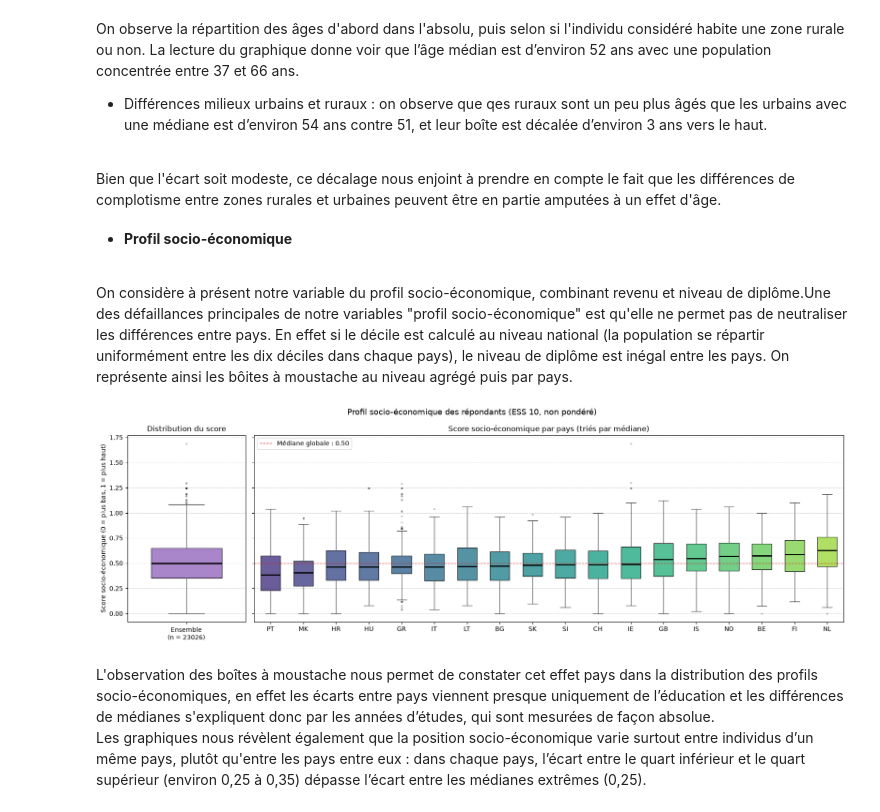
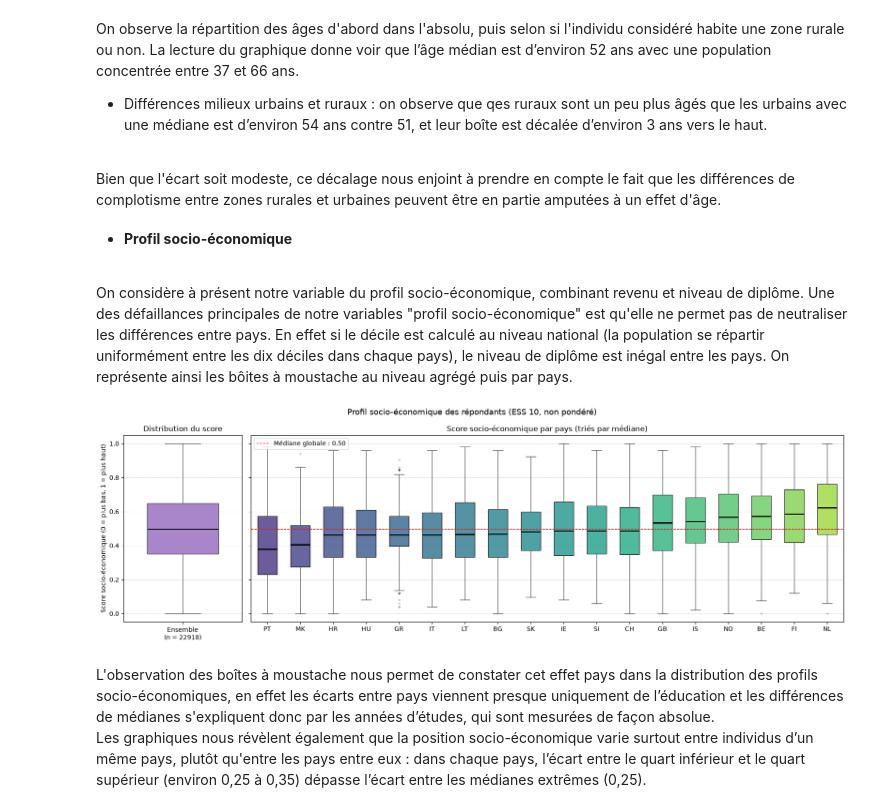
Before and after one commit to leila333/pythonds_2026, a Jupyter notebook: rapport_final.ipynb, the cells around one changed output. Saved outputs shown, nothing was run; the diff lists cells and outputs as text; code cells hidden in the pictures.

Commit message:
correction variables agrégés

```diff
--- a/rapport_final.ipynb
+++ b/rapport_final.ipynb
@@ -297,15 +307,17 @@ Afin d'opérationnaliser notre problématique sans surcharger l'analyse, nous av
 df_clean = df_ess_suppr_pays.copy()
 
     # A) score synthétique continu de complotisme ramené sur une échelle de 0 à 10
-df_clean["score_complot"] = (df_clean[complot_cols].mean(axis=1) - 1) * 2.5
+df_clean["score_complot"] = 10 - (df_clean[complot_cols].mean(axis=1) - 1) * 2.5
 
-    # B) indicatrice d'adhésion forte
-    # (binaire : 1 si accord fort sur >= 2 items, 0 sinon, et np.nan s'il y a trop de valeurs manquantes pour décider)
+    # B) Dissimulation_covid : on retourne de sorte que 5 = adhésion forte, 1 = pas d'adhésion
+df_clean["dissimulation_covid"] = 6 - df_clean["dissimulation_covid"]
+
+    # C) indicatrice d'adhésion forte
+    # (binaire : 1 si accord fort sur >= 2 items, 0 sinon, et np.nan dès qu'il y a une valeur manquante)
 nb_accords = (df_clean[complot_cols] > 4).sum(axis=1)
-nb_manquants = df_clean[complot_cols].isna().sum(axis=1)
 
 df_clean["adhesion_complot_forte"] = np.where(
-    nb_manquants >= len(complot_cols)-1,
+    df_clean[complot_cols].isna().any(axis=1),
     np.nan,
     (nb_accords >= 2).astype(int)
 )
@@ -324,7 +336,7 @@ df_clean["confiance_institutions"] = df_clean[inst_cols].mean(axis=1)
 
     # D) score socio-économique composite normalisé (continu, 0 à 1 ou np.nan)
 rev_norm = (df_clean["decile_revenu"] - 1) / 9.0
-edu_norm = df_clean["annees_etudes"] / 25.0
+edu_norm = (df_clean["annees_etudes"] / 25.0).where(df_clean["annees_etudes"] <= 25)
 df_clean["score_socioeco"] = (rev_norm + edu_norm) / 2.0
 
     # E) radicalité politique (continue, 0 à 5 ou np.nan)
@@ -470,9 +481,7 @@ On commence par une première visualisation des variables indviduelles principal
 **Age**
 # %%
 ############# Boxplots : âge #############
-d = df_clean.dropna(subset=["age", "milieu_residence"])   # milieu manquant exclu (sinon compté comme urbain)
-
-print(df_clean[["age", "milieu_residence"]].isna().sum())
+d = df_final.dropna(subset=["age", "zone_rurale"])   # milieu manquant exclu (sinon compté comme urbain)
 
 style = dict(patch_artist=True, widths=0.5,
              medianprops=dict(color="black", linewidth=2),
@@ -482,7 +491,7 @@ fig, axes = plt.subplots(1, 2, figsize=(11, 5), sharey=True, gridspec_kw={"width
 
 # 1) Distribution des âges
 ax = axes[0]
-bp = ax.boxplot(df_clean["age"].dropna(), **style)
+bp = ax.boxplot(df_final["age"].dropna(), **style)
 bp["boxes"][0].set(facecolor="#9467bd", alpha=0.8)
 ax.set_xticks([1])
 ax.set_xticklabels(["Ensemble"])
@@ -518,10 +524,10 @@ Bien que l'écart soit modeste, ce décalage nous enjoint à prendre en compte l
 # %% [markdown]
 * **Profil socio-économique**
 <br>
-On considère à présent notre variable du profil socio-économique, combinant revenu et niveau de diplôme.Une des défaillances principales de notre variables "profil socio-économique" est qu'elle ne permet pas de neutraliser les différences entre pays. En effet si le décile est calculé au niveau national (la population se répartir uniformément entre les dix déciles dans chaque pays), le niveau de diplôme est inégal entre les pays. On représente ainsi les bôites à moustache au niveau agrégé puis par pays.
+On considère à présent notre variable du profil socio-économique, combinant revenu et niveau de diplôme. Une des défaillances principales de notre variables "profil socio-économique" est qu'elle ne permet pas de neutraliser les différences entre pays. En effet si le décile est calculé au niveau national (la population se répartir uniformément entre les dix déciles dans chaque pays), le niveau de diplôme est inégal entre les pays. On représente ainsi les bôites à moustache au niveau agrégé puis par pays.
 # %%
 ############# Boxplots : score socio-économique #############
-d = df_clean.dropna(subset=["score_socioeco"])
+d = df_final.dropna(subset=["score_socioeco"])
 
 style = dict(patch_artist=True, widths=0.6,
              medianprops=dict(color="black", linewidth=2),
@@ -534,34 +540,34 @@ fig, axes = plt.subplots(1, 2, figsize=(17, 5.5), sharey=True, gridspec_kw={"wid
 ax = axes[0]
 bp = ax.boxplot(d["score_socioeco"], **style)
 bp["boxes"][0].set(facecolor="#9467bd", alpha=0.8)
 ax.set_xticks([1])
 ax.set_xticklabels([f"Ensemble\n(n = {len(d)})"])
 ax.set_title("Distribution du score")
 ax.set_ylabel("Score socio-économique (0 = plus bas, 1 = plus haut)")
 ax.grid(axis="y", linestyle="--", alpha=0.5)
 
 # 2) Par pays (triés par médiane)
 ax = axes[1]
 ordre = d.groupby("pays")["score_socioeco"].median().sort_values().index
 groupes = [d.loc[d["pays"] == p, "score_socioeco"] for p in ordre]
 bp = ax.boxplot(groupes, **style)
 couleurs = plt.cm.viridis(np.linspace(0.15, 0.85, len(ordre)))
 for boite, c in zip(bp["boxes"], couleurs):
     boite.set(facecolor=c, alpha=0.8)
 ax.axhline(d["score_socioeco"].median(), color="#d62728", linestyle="--", linewidth=1,
            label=f"Médiane globale : {d['score_socioeco'].median():.2f}")
 ax.set_xticks(range(1, len(ordre) + 1))
 ax.set_xticklabels(ordre)
 ax.set_title("Score socio-économique par pays (triés par médiane)")
 ax.grid(axis="y", linestyle="--", alpha=0.5)
 ax.legend(loc="upper left")
 
 fig.suptitle("Profil socio-économique des répondants (ESS 10, non pondéré)", fontsize=13)
 plt.tight_layout()
 #fig.savefig(f"{DOSSIER_FIG}/boxplots_socioeco.png", dpi=150)
 plt.show()
 # %% [output]
-[figure, old version]
+[figure, new version]
 # %% [markdown]
 L'observation des boîtes à moustache nous permet de constater cet effet pays dans la distribution des profils socio-économiques, en effet les écarts entre pays viennent presque uniquement de l’éducation et les différences de médianes s'expliquent donc par les années d’études, qui sont mesurées de façon absolue.
 <br>
```
Also changed, not shown: parts of 15 cells of this notebook.
